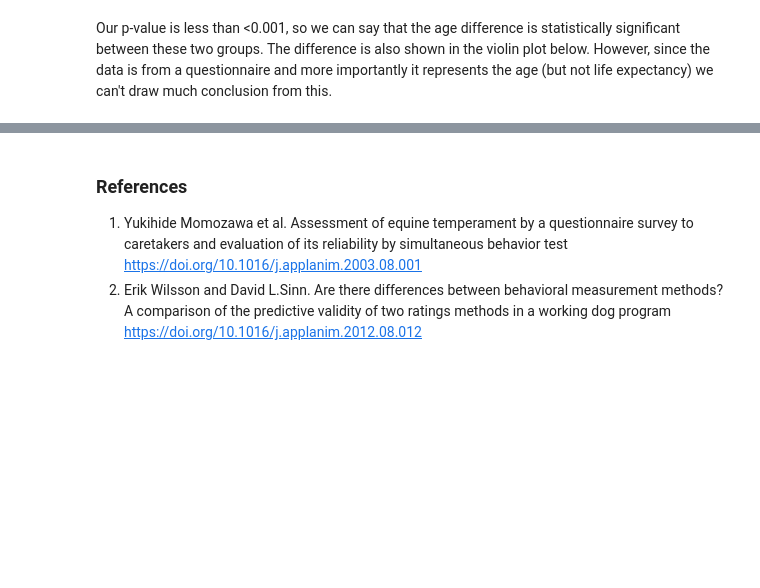
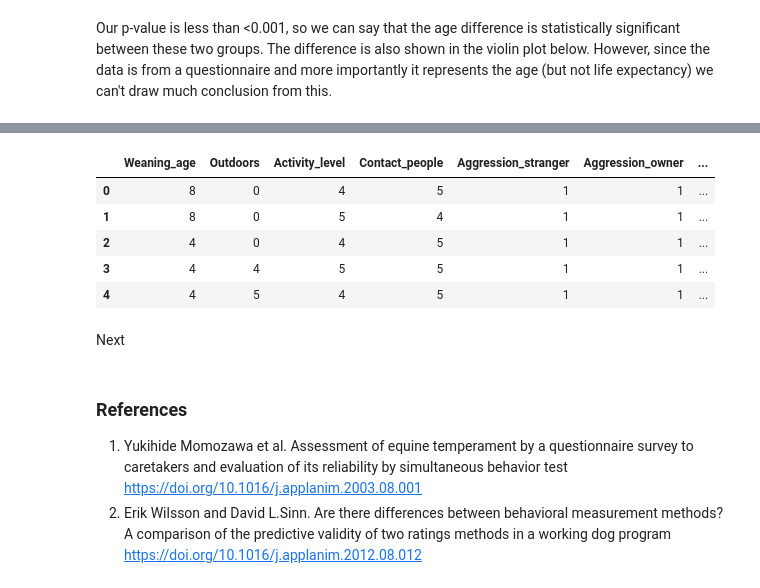
Before and after one commit to gunzas/SynBio-MindaugasVaitkevicius, a Jupyter notebook: Report.ipynb, the cells around one changed output, grey strips where cells are left out. Cells and saved outputs as stored; diff of their text form; code cells hidden in the pictures; blank space fills up the shorter version.

```diff
--- a/Report.ipynb
+++ b/Report.ipynb
@@ -27,5 +31,6 @@ Plotly imported successfully, version: 4.3.0
 data = pd.read_excel("https://s3-eu-west-1.amazonaws.com/pfigshare-u-files/15177200/publisheddatascientificreports.xlsx")
 data = data.iloc[:, 1:-3]
 data.Gender.replace([1, 2], ['Male', 'Female'], inplace=True)
-data.head()
+data = data.dropna(how = 'any')
+data.count()
 # %% [output]
@@ -201,3 +249,19 @@ age_violin.show()
+# %%
+ml_features = ['Weaning_age', 'Outdoors', 'Activity_level', 'Contact_people',
+                'Aggression_stranger', 'Aggression_owner', 'Aggression_cats',
+                'Shyness_novel','Shyness_strangers', 'Grooming', 'Wool_sucking',
+                'Behaviour_problem', 'Purebred']
+ml_data = data.loc[:, ml_features]
+ml_data.head()
+# %% [output]
+|  | Weaning_age | Outdoors | Activity_level | Contact_people | Aggression_stranger | Aggression_owner | ... |
+| 0 | 8 | 0 | 4 | 5 | 1 | 1 | ... |
+| 1 | 8 | 0 | 5 | 4 | 1 | 1 | ... |
+| 2 | 4 | 0 | 4 | 5 | 1 | 1 | ... |
+| 3 | 4 | 4 | 5 | 5 | 1 | 1 | ... |
+| 4 | 4 | 5 | 4 | 5 | 1 | 1 | ... |
+# %% [markdown]
+Next
 # %% [markdown]
 ### References
 1. Yukihide Momozawa et al. Assessment of equine temperament by a questionnaire survey to caretakers and evaluation of its reliability by simultaneous behavior test https://doi.org/10.1016/j.applanim.2003.08.001
```
Also changed, not shown: parts of 9 cells of this notebook.
